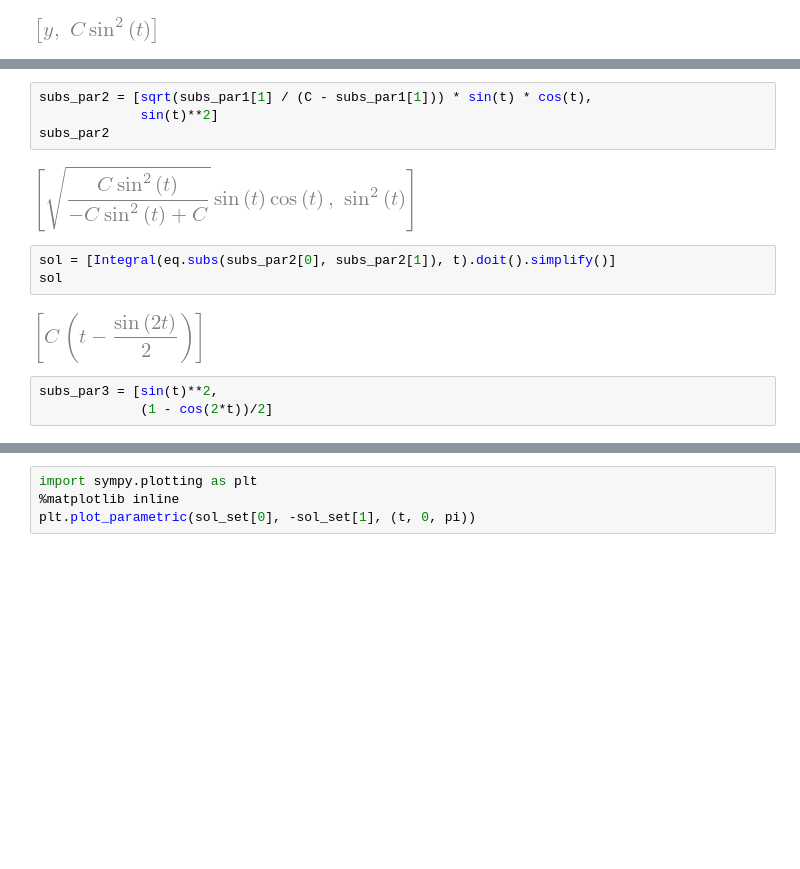
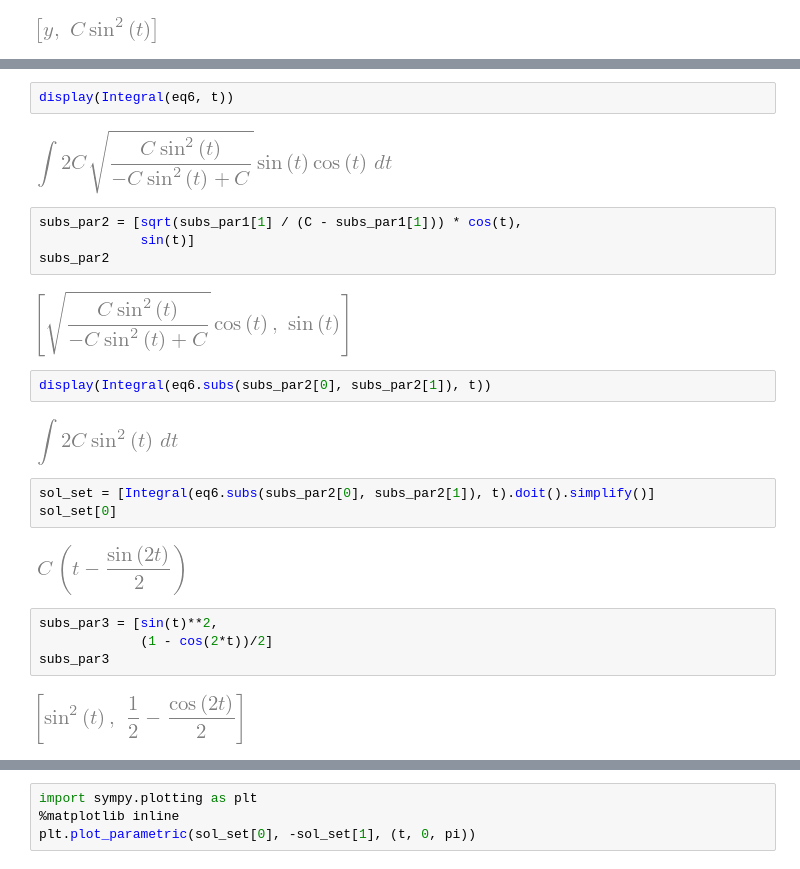
Before and after one commit to cnkndmr/brachistochrone-problem, a Jupyter notebook: shortest_path.ipynb, the cells around one changed output, grey strips where cells are left out. Cells and saved outputs as stored; diff of their text form; blank space fills up the shorter version.

```diff
--- a/shortest_path.ipynb
+++ b/shortest_path.ipynb
@@ -85,17 +88,28 @@ eq
 # %% [output]
 [figure]
+# %%
+display(Integral(eq6, t))
+# %% [output]
+[figure, added]
 # %%
-subs_par2 = [sqrt(subs_par1[1] / (C - subs_par1[1])) * sin(t) * cos(t),
-             sin(t)**2]
+subs_par2 = [sqrt(subs_par1[1] / (C - subs_par1[1])) * cos(t),
+             sin(t)]
 subs_par2
 # %% [output]
-[figure, old version]
+[figure, new version]
+# %%
+display(Integral(eq6.subs(subs_par2[0], subs_par2[1]), t))
+# %% [output]
+[figure, added]
 # %%
-sol = [Integral(eq.subs(subs_par2[0], subs_par2[1]), t).doit().simplify()]
-sol
+sol_set = [Integral(eq6.subs(subs_par2[0], subs_par2[1]), t).doit().simplify()]
+sol_set[0]
 # %% [output]
-[figure, old version]
+[figure, new version]
 # %%
 subs_par3 = [sin(t)**2,
              (1 - cos(2*t))/2]
+subs_par3
+# %% [output]
+[figure, added]
 # %%
```
Also changed, not shown: parts of 21 cells of this notebook.
